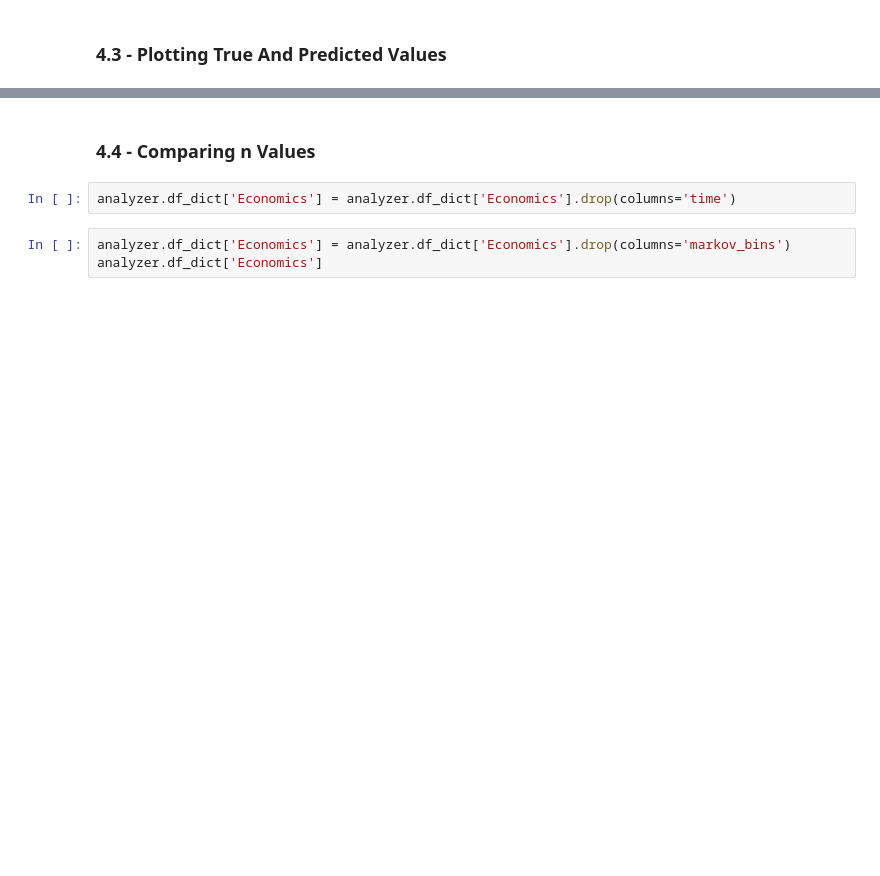
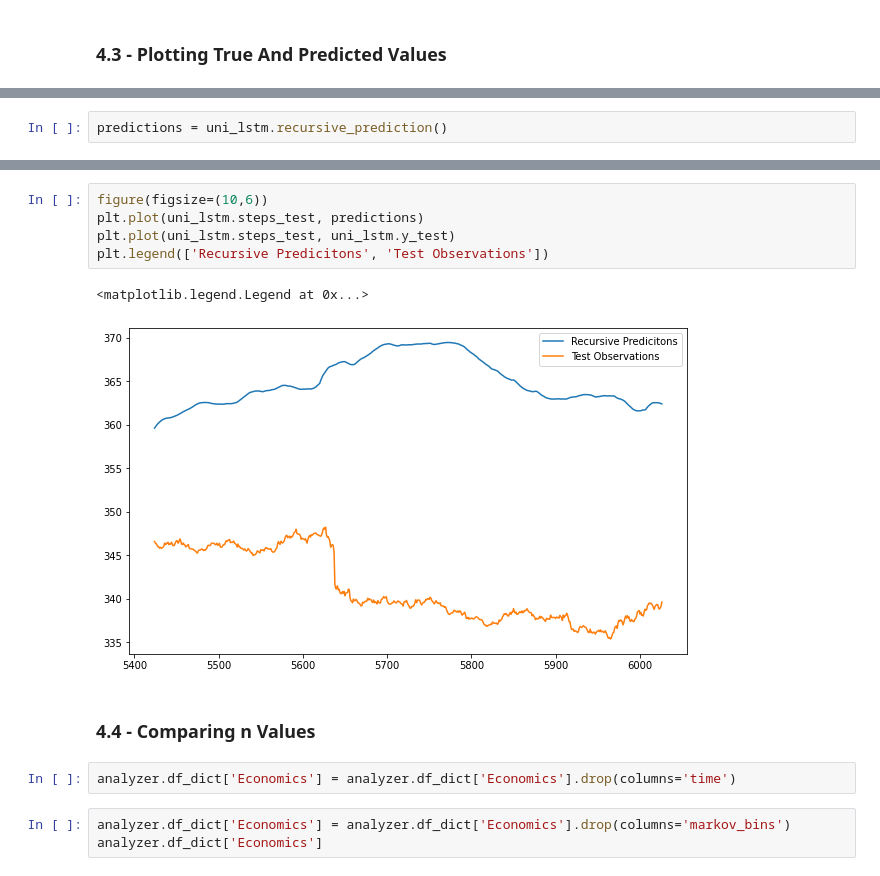
Before and after one commit to AndersonShroeder/Stock-Lstm, a Jupyter notebook: Short Run Prediction/analysis.ipynb, the cells around one changed output, grey strips where cells are left out. Drawn from its saved outputs; the diff is of its cells as text; blank space fills up the shorter version.

Commit message:
Better Predictions

```diff
--- a/Short Run Prediction/analysis.ipynb
+++ b/Short Run Prediction/analysis.ipynb
@@ -201,0 +315,2 @@ uni_lstm.plot([
+# %%
+predictions = uni_lstm.recursive_prediction()
@@ -202,3 +335,11 @@ uni_lstm.plot([
+# %%
+figure(figsize=(10,6))
+plt.plot(uni_lstm.steps_test, predictions)
+plt.plot(uni_lstm.steps_test, uni_lstm.y_test)
+plt.legend(['Recursive Predicitons', 'Test Observations'])
+# %% [output]
+<matplotlib.legend.Legend at 0x...>
+[figure, added]
 # %% [markdown]
 
 <h3>4.4 - Comparing n Values</h3>
```
Also changed, not shown: parts of 19 cells of this notebook, 1 other file.
